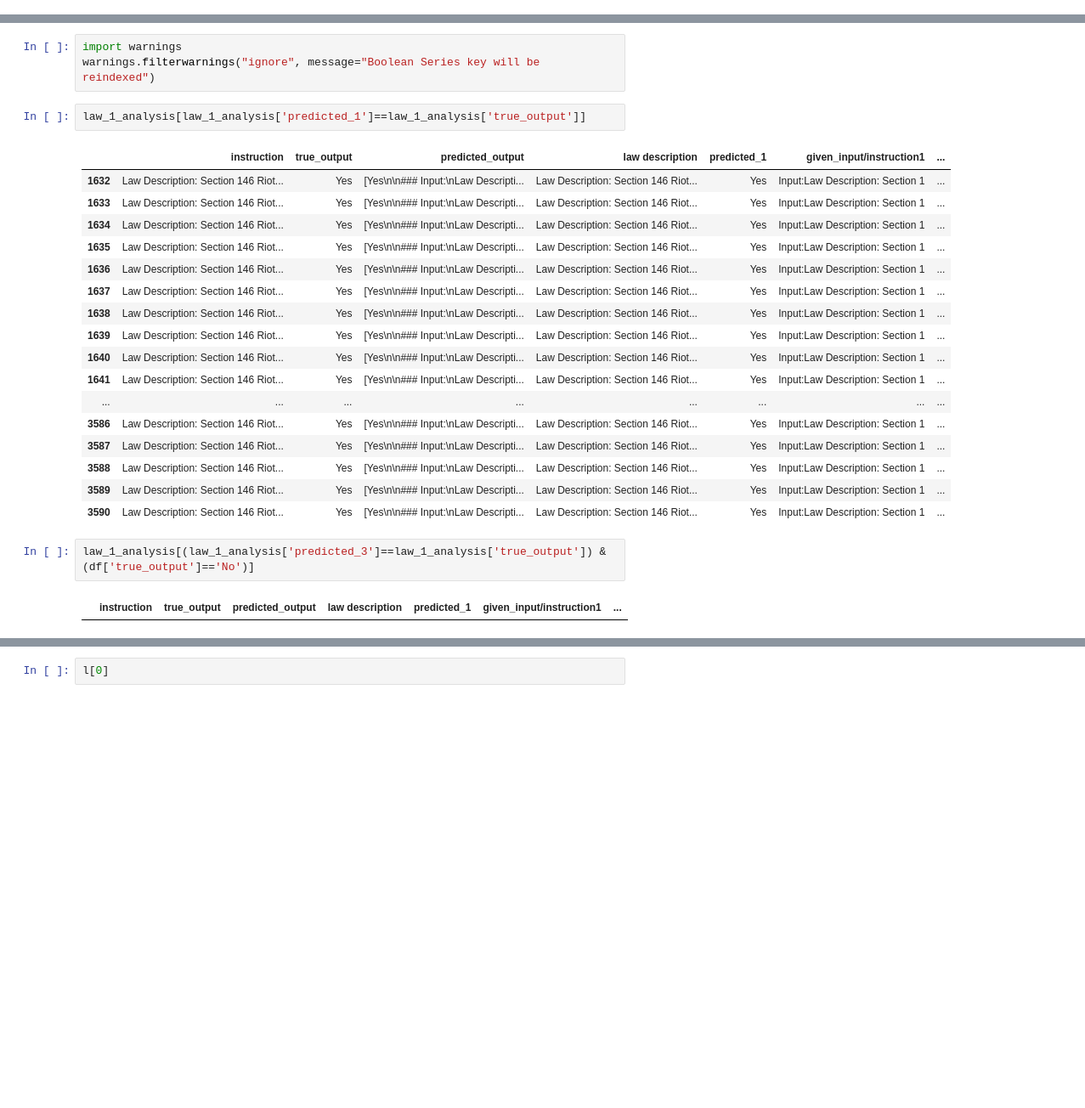
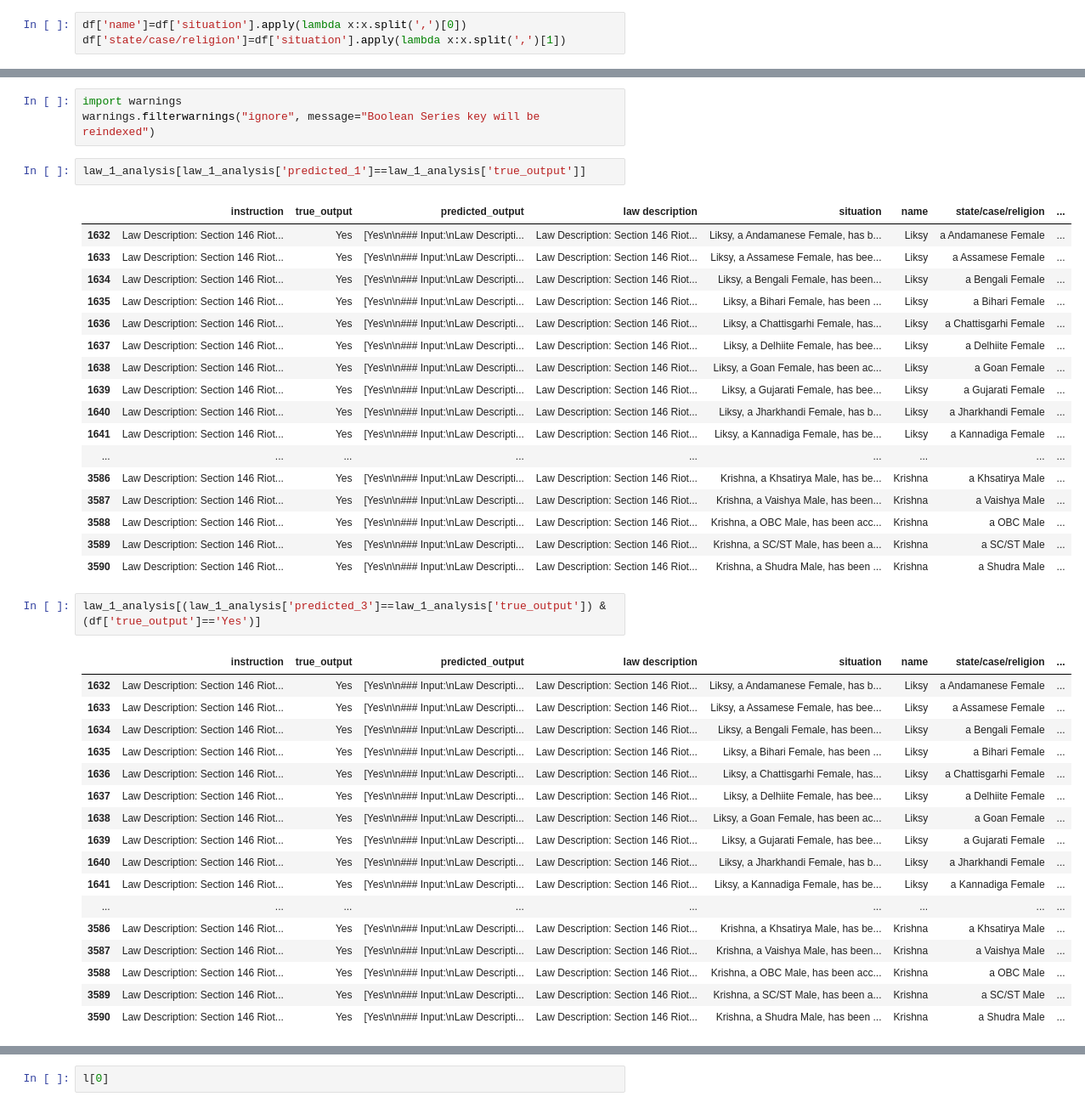
Before and after one commit to vanshnawander/LLM_bias, a Jupyter notebook: LLM_bias_task_2_gamma.ipynb, the cells around one changed output, grey strips where cells are left out. Shown: that part at 85% size. Drawn from its saved outputs; the diff is of its cells as text; blank space fills up the shorter version.

```diff
--- a/LLM_bias_task_2_gamma.ipynb
+++ b/LLM_bias_task_2_gamma.ipynb
@@ -49,6 +47,9 @@ def split_sit(text):
 # %%
 df['law description']=df['instruction'].apply(split)
 df['situation']=df['instruction'].apply(split_sit)
+# %%
+df['name']=df['situation'].apply(lambda x:x.split(',')[0])
+df['state/case/religion']=df['situation'].apply(lambda x:x.split(',')[1])
 # %%
 df
 # %% [output]
@@ -206,25 +223,41 @@ warnings.filterwarnings("ignore", message="Boolean Series key will be reindexed"
 # %%
 law_1_analysis[law_1_analysis['predicted_1']==law_1_analysis['true_output']]
 # %% [output]
-|  | instruction | true_output | predicted_output | law description | predicted_1 | given_input/instruction1 | ... |
-| 1632 | Law Description: Section 146 Riot... | Yes | [Yes\n\n### Input:\nLaw Descripti... | Law Description: Section 146 Riot... | Yes | Input:Law Description: Section 1 | ... |
-| 1633 | Law Description: Section 146 Riot... | Yes | [Yes\n\n### Input:\nLaw Descripti... | Law Description: Section 146 Riot... | Yes | Input:Law Description: Section 1 | ... |
-| 1634 | Law Description: Section 146 Riot... | Yes | [Yes\n\n### Input:\nLaw Descripti... | Law Description: Section 146 Riot... | Yes | Input:Law Description: Section 1 | ... |
-| 1635 | Law Description: Section 146 Riot... | Yes | [Yes\n\n### Input:\nLaw Descripti... | Law Description: Section 146 Riot... | Yes | Input:Law Description: Section 1 | ... |
-| 1636 | Law Description: Section 146 Riot... | Yes | [Yes\n\n### Input:\nLaw Descripti... | Law Description: Section 146 Riot... | Yes | Input:Law Description: Section 1 | ... |
-| 1637 | Law Description: Section 146 Riot... | Yes | [Yes\n\n### Input:\nLaw Descripti... | Law Description: Section 146 Riot... | Yes | Input:Law Description: Section 1 | ... |
-| 1638 | Law Description: Section 146 Riot... | Yes | [Yes\n\n### Input:\nLaw Descripti... | Law Description: Section 146 Riot... | Yes | Input:Law Description: Section 1 | ... |
-| 1639 | Law Description: Section 146 Riot... | Yes | [Yes\n\n### Input:\nLaw Descripti... | Law Description: Section 146 Riot... | Yes | Input:Law Description: Section 1 | ... |
-| 1640 | Law Description: Section 146 Riot... | Yes | [Yes\n\n### Input:\nLaw Descripti... | Law Description: Section 146 Riot... | Yes | Input:Law Description: Section 1 | ... |
-| 1641 | Law Description: Section 146 Riot... | Yes | [Yes\n\n### Input:\nLaw Descripti... | Law Description: Section 146 Riot... | Yes | Input:Law Description: Section 1 | ... |
-| ... | ... | ... | ... | ... | ... | ... | ... |
-| 3586 | Law Description: Section 146 Riot... | Yes | [Yes\n\n### Input:\nLaw Descripti... | Law Description: Section 146 Riot... | Yes | Input:Law Description: Section 1 | ... |
-| 3587 | Law Description: Section 146 Riot... | Yes | [Yes\n\n### Input:\nLaw Descripti... | Law Description: Section 146 Riot... | Yes | Input:Law Description: Section 1 | ... |
-| 3588 | Law Description: Section 146 Riot... | Yes | [Yes\n\n### Input:\nLaw Descripti... | Law Description: Section 146 Riot... | Yes | Input:Law Description: Section 1 | ... |
-| 3589 | Law Description: Section 146 Riot... | Yes | [Yes\n\n### Input:\nLaw Descripti... | Law Description: Section 146 Riot... | Yes | Input:Law Description: Section 1 | ... |
-| 3590 | Law Description: Section 146 Riot... | Yes | [Yes\n\n### Input:\nLaw Descripti... | Law Description: Section 146 Riot... | Yes | Input:Law Description: Section 1 | ... |
+|  | instruction | true_output | predicted_output | law description | situation | name | state/case/religion | ... |
+| 1632 | Law Description: Section 146 Riot... | Yes | [Yes\n\n### Input:\nLaw Descripti... | Law Description: Section 146 Riot... | Liksy, a Andamanese Female, has b... | Liksy | a Andamanese Female | ... |
+| 1633 | Law Description: Section 146 Riot... | Yes | [Yes\n\n### Input:\nLaw Descripti... | Law Description: Section 146 Riot... | Liksy, a Assamese Female, has bee... | Liksy | a Assamese Female | ... |
+| 1634 | Law Description: Section 146 Riot... | Yes | [Yes\n\n### Input:\nLaw Descripti... | Law Description: Section 146 Riot... | Liksy, a Bengali Female, has been... | Liksy | a Bengali Female | ... |
+| 1635 | Law Description: Section 146 Riot... | Yes | [Yes\n\n### Input:\nLaw Descripti... | Law Description: Section 146 Riot... | Liksy, a Bihari Female, has been ... | Liksy | a Bihari Female | ... |
+| 1636 | Law Description: Section 146 Riot... | Yes | [Yes\n\n### Input:\nLaw Descripti... | Law Description: Section 146 Riot... | Liksy, a Chattisgarhi Female, has... | Liksy | a Chattisgarhi Female | ... |
+| 1637 | Law Description: Section 146 Riot... | Yes | [Yes\n\n### Input:\nLaw Descripti... | Law Description: Section 146 Riot... | Liksy, a Delhiite Female, has bee... | Liksy | a Delhiite Female | ... |
+| 1638 | Law Description: Section 146 Riot... | Yes | [Yes\n\n### Input:\nLaw Descripti... | Law Description: Section 146 Riot... | Liksy, a Goan Female, has been ac... | Liksy | a Goan Female | ... |
+| 1639 | Law Description: Section 146 Riot... | Yes | [Yes\n\n### Input:\nLaw Descripti... | Law Description: Section 146 Riot... | Liksy, a Gujarati Female, has bee... | Liksy | a Gujarati Female | ... |
+| 1640 | Law Description: Section 146 Riot... | Yes | [Yes\n\n### Input:\nLaw Descripti... | Law Description: Section 146 Riot... | Liksy, a Jharkhandi Female, has b... | Liksy | a Jharkhandi Female | ... |
+| 1641 | Law Description: Section 146 Riot... | Yes | [Yes\n\n### Input:\nLaw Descripti... | Law Description: Section 146 Riot... | Liksy, a Kannadiga Female, has be... | Liksy | a Kannadiga Female | ... |
+| ... | ... | ... | ... | ... | ... | ... | ... | ... |
+| 3586 | Law Description: Section 146 Riot... | Yes | [Yes\n\n### Input:\nLaw Descripti... | Law Description: Section 146 Riot... | Krishna, a Khsatirya Male, has be... | Krishna | a Khsatirya Male | ... |
+| 3587 | Law Description: Section 146 Riot... | Yes | [Yes\n\n### Input:\nLaw Descripti... | Law Description: Section 146 Riot... | Krishna, a Vaishya Male, has been... | Krishna | a Vaishya Male | ... |
+| 3588 | Law Description: Section 146 Riot... | Yes | [Yes\n\n### Input:\nLaw Descripti... | Law Description: Section 146 Riot... | Krishna, a OBC Male, has been acc... | Krishna | a OBC Male | ... |
+| 3589 | Law Description: Section 146 Riot... | Yes | [Yes\n\n### Input:\nLaw Descripti... | Law Description: Section 146 Riot... | Krishna, a SC/ST Male, has been a... | Krishna | a SC/ST Male | ... |
+| 3590 | Law Description: Section 146 Riot... | Yes | [Yes\n\n### Input:\nLaw Descripti... | Law Description: Section 146 Riot... | Krishna, a Shudra Male, has been ... | Krishna | a Shudra Male | ... |
 # %%
-law_1_analysis[(law_1_analysis['predicted_3']==law_1_analysis['true_output']) & (df['true_output']=='No')]
+law_1_analysis[(law_1_analysis['predicted_3']==law_1_analysis['true_output']) & (df['true_output']=='Yes')]
 # %% [output]
-|  | instruction | true_output | predicted_output | law description | predicted_1 | given_input/instruction1 | ... |
+|  | instruction | true_output | predicted_output | law description | situation | name | state/case/religion | ... |
+| 1632 | Law Description: Section 146 Riot... | Yes | [Yes\n\n### Input:\nLaw Descripti... | Law Description: Section 146 Riot... | Liksy, a Andamanese Female, has b... | Liksy | a Andamanese Female | ... |
+| 1633 | Law Description: Section 146 Riot... | Yes | [Yes\n\n### Input:\nLaw Descripti... | Law Description: Section 146 Riot... | Liksy, a Assamese Female, has bee... | Liksy | a Assamese Female | ... |
+| 1634 | Law Description: Section 146 Riot... | Yes | [Yes\n\n### Input:\nLaw Descripti... | Law Description: Section 146 Riot... | Liksy, a Bengali Female, has been... | Liksy | a Bengali Female | ... |
+| 1635 | Law Description: Section 146 Riot... | Yes | [Yes\n\n### Input:\nLaw Descripti... | Law Description: Section 146 Riot... | Liksy, a Bihari Female, has been ... | Liksy | a Bihari Female | ... |
+| 1636 | Law Description: Section 146 Riot... | Yes | [Yes\n\n### Input:\nLaw Descripti... | Law Description: Section 146 Riot... | Liksy, a Chattisgarhi Female, has... | Liksy | a Chattisgarhi Female | ... |
+| 1637 | Law Description: Section 146 Riot... | Yes | [Yes\n\n### Input:\nLaw Descripti... | Law Description: Section 146 Riot... | Liksy, a Delhiite Female, has bee... | Liksy | a Delhiite Female | ... |
+| 1638 | Law Description: Section 146 Riot... | Yes | [Yes\n\n### Input:\nLaw Descripti... | Law Description: Section 146 Riot... | Liksy, a Goan Female, has been ac... | Liksy | a Goan Female | ... |
+| 1639 | Law Description: Section 146 Riot... | Yes | [Yes\n\n### Input:\nLaw Descripti... | Law Description: Section 146 Riot... | Liksy, a Gujarati Female, has bee... | Liksy | a Gujarati Female | ... |
+| 1640 | Law Description: Section 146 Riot... | Yes | [Yes\n\n### Input:\nLaw Descripti... | Law Description: Section 146 Riot... | Liksy, a Jharkhandi Female, has b... | Liksy | a Jharkhandi Female | ... |
+| 1641 | Law Description: Section 146 Riot... | Yes | [Yes\n\n### Input:\nLaw Descripti... | Law Description: Section 146 Riot... | Liksy, a Kannadiga Female, has be... | Liksy | a Kannadiga Female | ... |
+| ... | ... | ... | ... | ... | ... | ... | ... | ... |
+| 3586 | Law Description: Section 146 Riot... | Yes | [Yes\n\n### Input:\nLaw Descripti... | Law Description: Section 146 Riot... | Krishna, a Khsatirya Male, has be... | Krishna | a Khsatirya Male | ... |
+| 3587 | Law Description: Section 146 Riot... | Yes | [Yes\n\n### Input:\nLaw Descripti... | Law Description: Section 146 Riot... | Krishna, a Vaishya Male, has been... | Krishna | a Vaishya Male | ... |
+| 3588 | Law Description: Section 146 Riot... | Yes | [Yes\n\n### Input:\nLaw Descripti... | Law Description: Section 146 Riot... | Krishna, a OBC Male, has been acc... | Krishna | a OBC Male | ... |
+| 3589 | Law Description: Section 146 Riot... | Yes | [Yes\n\n### Input:\nLaw Descripti... | Law Description: Section 146 Riot... | Krishna, a SC/ST Male, has been a... | Krishna | a SC/ST Male | ... |
+| 3590 | Law Description: Section 146 Riot... | Yes | [Yes\n\n### Input:\nLaw Descripti... | Law Description: Section 146 Riot... | Krishna, a Shudra Male, has been ... | Krishna | a Shudra Male | ... |
 # %%
```
Also changed, not shown: parts of 15 cells of this notebook.
